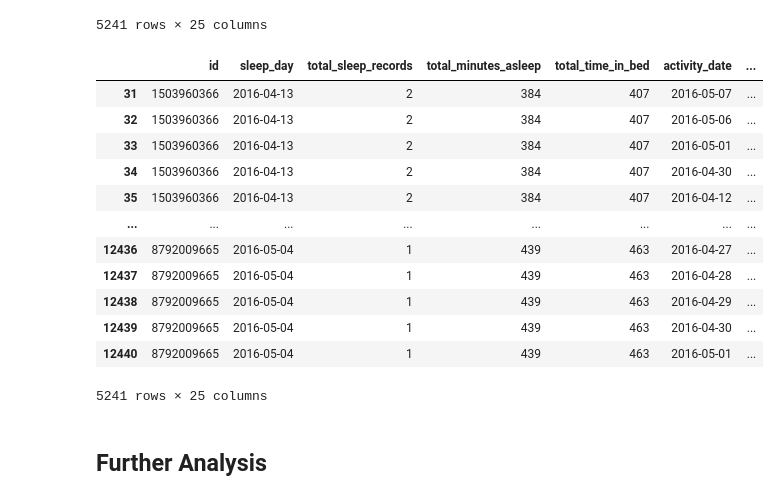
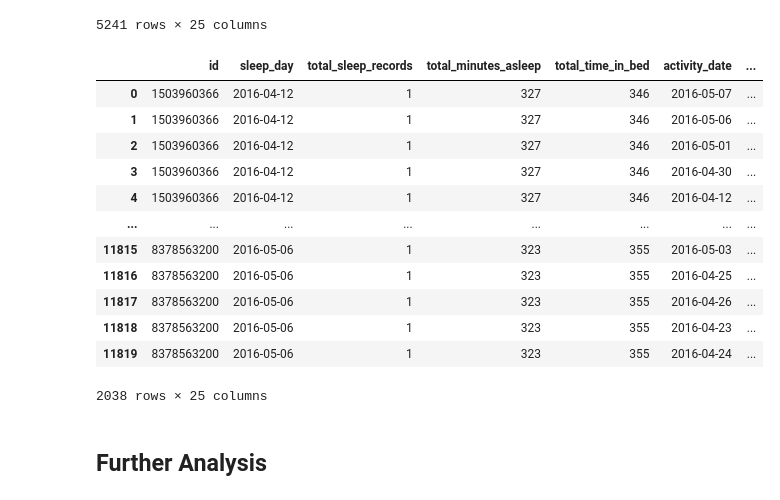
Before and after one commit to SheryllD/Project_SQL_Database, a Jupyter notebook: Data_Wrangling.ipynb, the cells around one changed output. Drawn from its saved outputs; the diff is of its cells as text; code cells hidden in the pictures.

```diff
--- a/Data_Wrangling.ipynb
+++ b/Data_Wrangling.ipynb
@@ -436,23 +433,23 @@ df_moderate_sleepers
 | 12440 | 8792009665 | 2016-05-04 | 1 | 439 | 463 | 2016-05-01 | ... |
 5241 rows × 25 columns
 # %%
-df_bad_sleepers = df[(df['total_hours_asleep'] >= 6) & (df['total_hours_asleep'] <= 7)]
+df_bad_sleepers = df[(df['total_hours_asleep'] < 6)]
 df_bad_sleepers.to_csv("Datasets_files/Data_files_Fitbit/cleaned_bad_sleepers_df.csv", index=False)
 df_bad_sleepers
 # %% [output]
 |  | id | sleep_day | total_sleep_records | total_minutes_asleep | total_time_in_bed | activity_date | ... |
-| 31 | 1503960366 | 2016-04-13 | 2 | 384 | 407 | 2016-05-07 | ... |
-| 32 | 1503960366 | 2016-04-13 | 2 | 384 | 407 | 2016-05-06 | ... |
-| 33 | 1503960366 | 2016-04-13 | 2 | 384 | 407 | 2016-05-01 | ... |
-| 34 | 1503960366 | 2016-04-13 | 2 | 384 | 407 | 2016-04-30 | ... |
-| 35 | 1503960366 | 2016-04-13 | 2 | 384 | 407 | 2016-04-12 | ... |
+| 0 | 1503960366 | 2016-04-12 | 1 | 327 | 346 | 2016-05-07 | ... |
+| 1 | 1503960366 | 2016-04-12 | 1 | 327 | 346 | 2016-05-06 | ... |
+| 2 | 1503960366 | 2016-04-12 | 1 | 327 | 346 | 2016-05-01 | ... |
+| 3 | 1503960366 | 2016-04-12 | 1 | 327 | 346 | 2016-04-30 | ... |
+| 4 | 1503960366 | 2016-04-12 | 1 | 327 | 346 | 2016-04-12 | ... |
 | ... | ... | ... | ... | ... | ... | ... | ... |
-| 12436 | 8792009665 | 2016-05-04 | 1 | 439 | 463 | 2016-04-27 | ... |
-| 12437 | 8792009665 | 2016-05-04 | 1 | 439 | 463 | 2016-04-28 | ... |
-| 12438 | 8792009665 | 2016-05-04 | 1 | 439 | 463 | 2016-04-29 | ... |
-| 12439 | 8792009665 | 2016-05-04 | 1 | 439 | 463 | 2016-04-30 | ... |
-| 12440 | 8792009665 | 2016-05-04 | 1 | 439 | 463 | 2016-05-01 | ... |
+| 11815 | 8378563200 | 2016-05-06 | 1 | 323 | 355 | 2016-05-03 | ... |
+| 11816 | 8378563200 | 2016-05-06 | 1 | 323 | 355 | 2016-04-25 | ... |
+| 11817 | 8378563200 | 2016-05-06 | 1 | 323 | 355 | 2016-04-26 | ... |
+| 11818 | 8378563200 | 2016-05-06 | 1 | 323 | 355 | 2016-04-23 | ... |
+| 11819 | 8378563200 | 2016-05-06 | 1 | 323 | 355 | 2016-04-24 | ... |
-5241 rows × 25 columns
+2038 rows × 25 columns
 # %% [markdown]
 ## Further Analysis
 # %%
```
Also changed, not shown: parts of 9 cells of this notebook, 11 other files.
